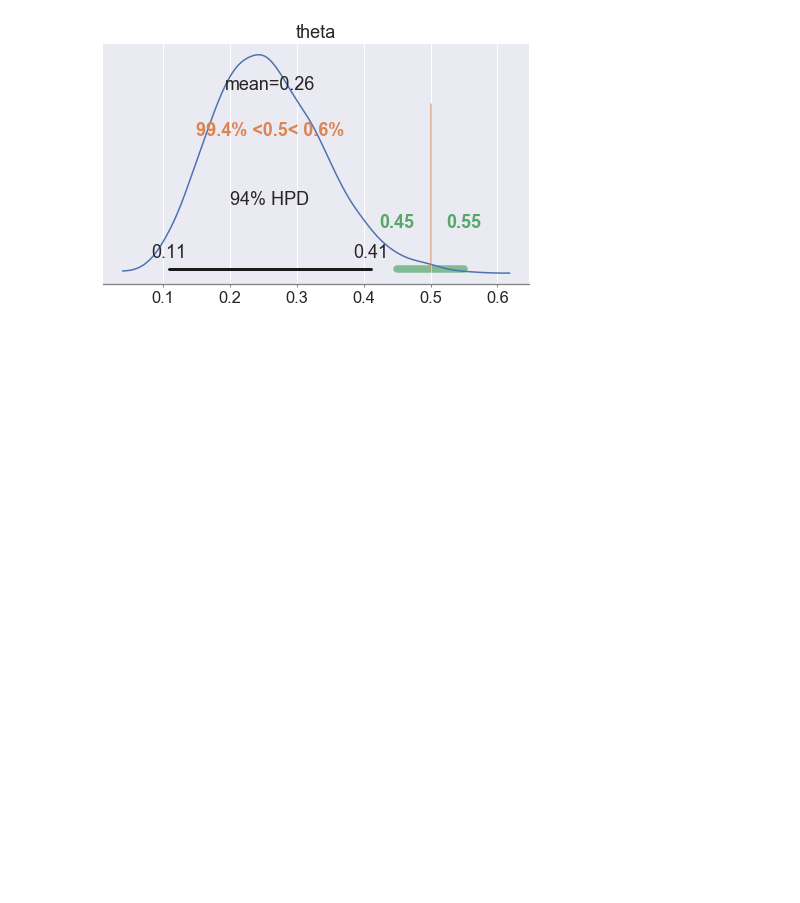
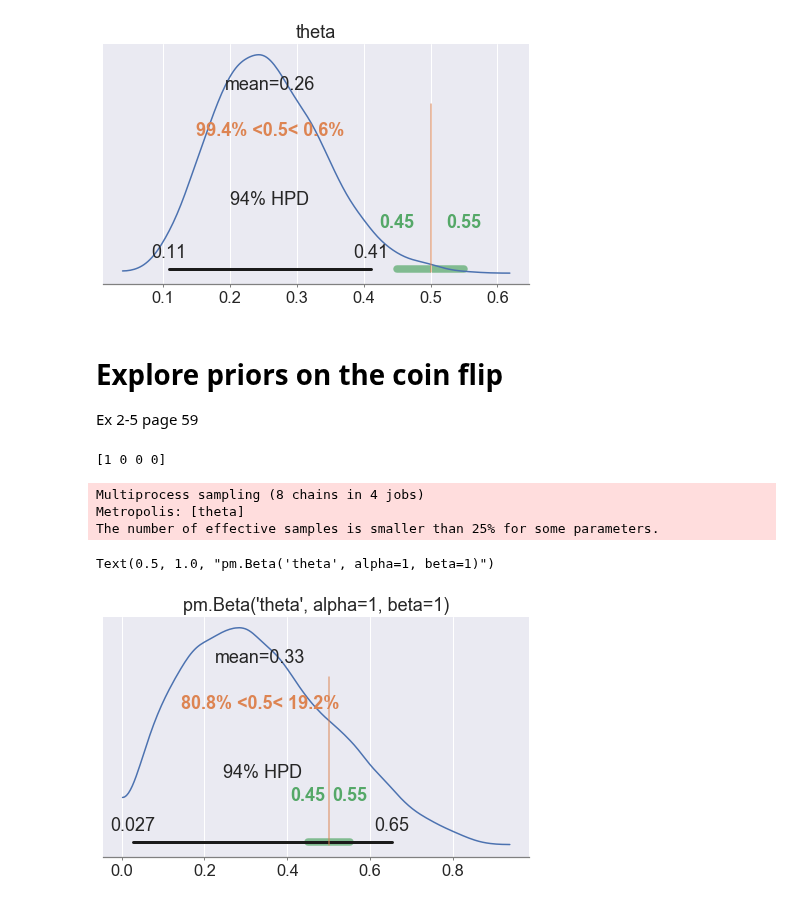
Before and after one commit to balarsen/pymc_learning, a Jupyter notebook: BayesianAnalysisWithPython/Coin Flip.ipynb, the cells around one changed output. Saved outputs shown, nothing was run; the diff lists cells and outputs as text; code cells hidden in the pictures; blank space fills up the shorter version.

```diff
--- a/BayesianAnalysisWithPython/Coin Flip.ipynb
+++ b/BayesianAnalysisWithPython/Coin Flip.ipynb
@@ -330,3 +330,29 @@ pm.plot_posterior(trace, ref_val=0.50, rope=[0.45, .55])
 array([<matplotlib.axes._subplots.AxesSubplot object at 0x...>],
       dtype=object)
 [figure]
+# %% [markdown]
+# Explore priors on the coin flip
+Ex 2-5 page 59
+# %%
+np.random.seed(123)
+n_experiments = 4
+theta_real = 0.35
+data = stats.bernoulli.rvs(p=theta_real, size=n_experiments)
+print(data)
+# %% [output]
+[1 0 0 0]
+# %%
+with pm.Model() as our_first_model:
+    theta = pm.Beta('theta', alpha=1, beta=1)
+    y = pm.Bernoulli('y', p=theta, observed=data)
+    start = pm.find_MAP()
+    step = pm.Metropolis()
+    trace = pm.sample(5000, step=step, start=start, chains=8)
+pm.plot_posterior(trace, ref_val=0.50, rope=[0.45, .55])
+plt.title("pm.Beta('theta', alpha=1, beta=1)")
+# %% [output]
+Multiprocess sampling (8 chains in 4 jobs)
+Metropolis: [theta]
+The number of effective samples is smaller than 25% for some parameters.
+Text(0.5, 1.0, "pm.Beta('theta', alpha=1, beta=1)")
+[figure, added]
```
Also changed, not shown: parts of 7 cells of this notebook.
